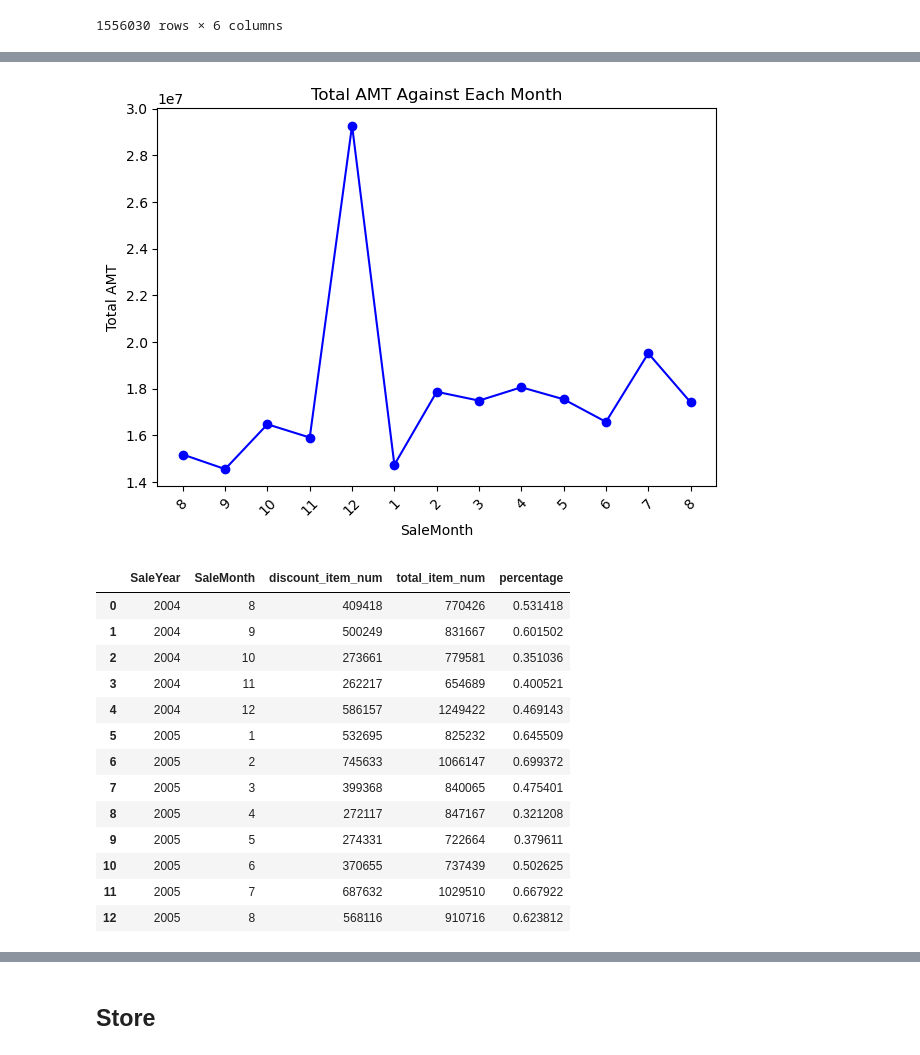
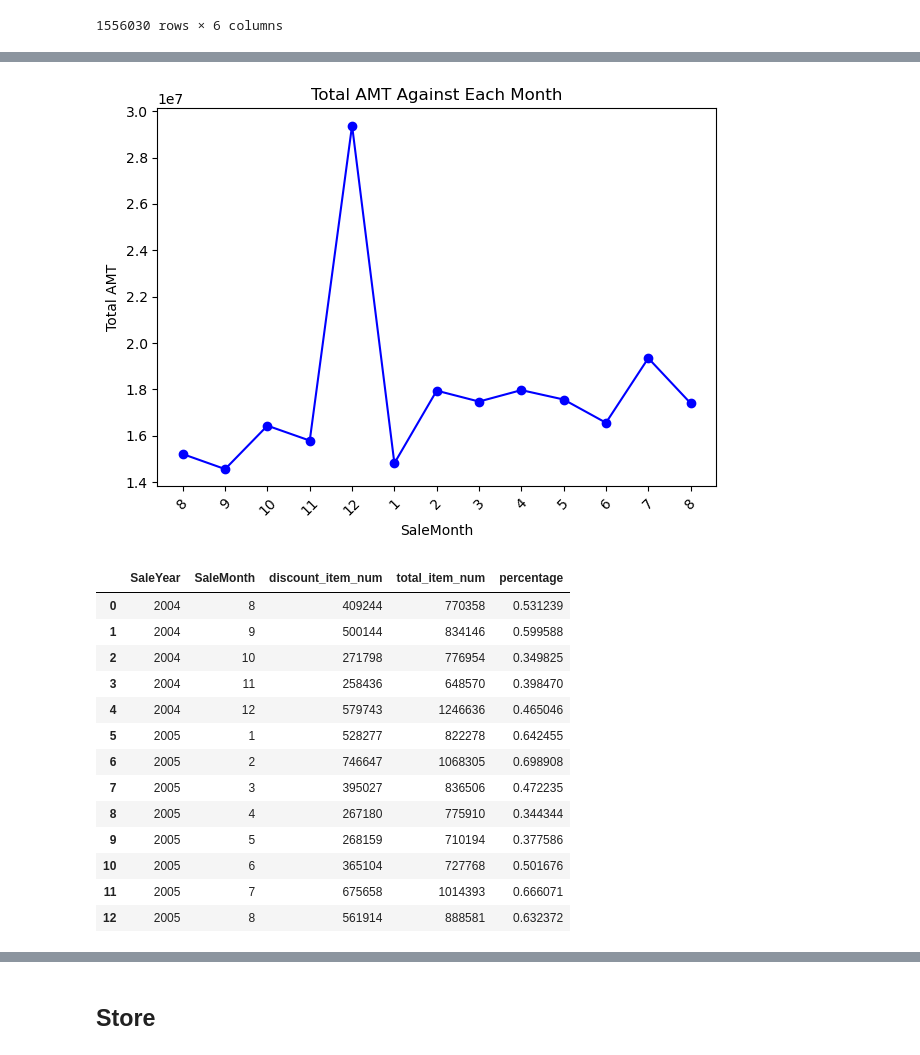
Before and after one commit to MSIA/MLDS400_Group3-Ye-Joon-Han-Jiayue-Tian-Wesley-Wang-Yumin-Zhang, a Jupyter notebook: 400_project.ipynb, the cells around one changed output, grey strips where cells are left out. Cells and saved outputs as stored; diff of their text form; code cells hidden in the pictures.

```diff
--- a/400_project.ipynb
+++ b/400_project.ipynb
@@ -70,3 +73,5 @@ trnsact
+# %%
+trnsact_copy = trnsact.copy()
 # %%
 # SKUINFO
 cursor.execute('''SELECT "SKU", "DEPT", "STYLE", "COLOR", "SIZE", "BRAND" FROM group_3.skuinfo;''')
@@ -119,45 +187,57 @@ connection.close()
+# %%
+trnsact_copy['SALEDATE'] = pd.to_datetime(trnsact_copy['SALEDATE'])
+trnsact_copy['ORGPRICE'] = pd.to_numeric(trnsact_copy['ORGPRICE'], errors='coerce')
+trnsact_copy['SPRICE'] = pd.to_numeric(trnsact_copy['SPRICE'], errors='coerce')
+trnsact_copy['AMT'] = pd.to_numeric(trnsact_copy['AMT'], errors='coerce')
+
+# Drop the rows where trnsact['ORGPRICE'] == 0
+trnsact_copy = trnsact_copy[trnsact_copy['ORGPRICE'] != 0]
 # %%
-import datetime as dt
-import matplotlib.pyplot as plt
+# Extract the year and month from the transaction records
+trnsact_copy['SaleYear'] = trnsact_copy['SALEDATE'].dt.year
+trnsact_copy['SaleMonth'] = trnsact_copy['SALEDATE'].dt.month
 
-trnsact['SALEDATE'] = pd.to_datetime(trnsact['SALEDATE'])
-trnsact['SaleYear'] = trnsact['SALEDATE'].dt.year
-trnsact['SaleMonth'] = trnsact['SALEDATE'].dt.month
+# Transfer the amt of return transaction into negative, we assume that there is a corresponding purchase transaction record before return
+# Therefore, this two records can cancel each other out and have no effect on total sales amount. Treat the total amt as income charge
+trnsact_copy.loc[trnsact_copy['STYPE'] == 'R', 'AMT'] = -trnsact_copy.loc[trnsact_copy['STYPE'] == 'R', 'AMT']
 
-trnsact.loc[trnsact['STYPE'] == 'R', 'AMT'] = -trnsact.loc[trnsact['STYPE'] == 'R', 'AMT']
-monthly_sales = trnsact.groupby(['SaleYear', 'SaleMonth'])['AMT'].sum().reset_index()
+# Total sales amount agains each month
+monthly_sales = trnsact_copy.groupby(['SaleYear', 'SaleMonth'])['AMT'].sum().reset_index()
 
 plt.plot(monthly_sales.index, monthly_sales['AMT'], marker='o', linestyle='-', color='b')
 plt.xlabel('SaleMonth')
 plt.ylabel('Total AMT')
 plt.title('Total AMT Against Each Month')
 plt.xticks(monthly_sales.index, monthly_sales['SaleMonth'], rotation=45)
 plt.tight_layout()
 plt.show()
 # %% [output]
-[figure, old version]
+[figure, new version]
 # %%
-monthlydiscount = trnsact[trnsact['ORGPRICE'] != trnsact['SPRICE']].groupby(['SaleYear', 'SaleMonth']).SKU.count()
+# Total discount items count for each month
+monthlydiscount = trnsact_copy[trnsact_copy['ORGPRICE'] != trnsact_copy['SPRICE']].groupby(['SaleYear', 'SaleMonth']).SKU.count()
 monthlydiscount = monthlydiscount.reset_index().rename(columns={'SKU': 'discount_item_num'})
-monthlysales = trnsact.groupby(['SaleYear', 'SaleMonth']).SKU.count()
+# Total items count for each month
+monthlysales = trnsact_copy.groupby(['SaleYear', 'SaleMonth']).SKU.count()
 monthlysales = monthlysales.reset_index().rename(columns={'SKU': 'total_item_num'})
 
+# Discount percentage
 discount_percentage = pd.merge(monthlydiscount, monthlysales, on = ['SaleYear', 'SaleMonth'], how = 'inner')
 discount_percentage['percentage'] = discount_percentage['discount_item_num'] / discount_percentage['total_item_num']
 discount_percentage
 # %% [output]
 |  | SaleYear | SaleMonth | discount_item_num | total_item_num | percentage |
-| 0 | 2004 | 8 | 409418 | 770426 | 0.531418 |
-| 1 | 2004 | 9 | 500249 | 831667 | 0.601502 |
-| 2 | 2004 | 10 | 273661 | 779581 | 0.351036 |
-| 3 | 2004 | 11 | 262217 | 654689 | 0.400521 |
-| 4 | 2004 | 12 | 586157 | 1249422 | 0.469143 |
-| 5 | 2005 | 1 | 532695 | 825232 | 0.645509 |
-| 6 | 2005 | 2 | 745633 | 1066147 | 0.699372 |
-| 7 | 2005 | 3 | 399368 | 840065 | 0.475401 |
-| 8 | 2005 | 4 | 272117 | 847167 | 0.321208 |
-| 9 | 2005 | 5 | 274331 | 722664 | 0.379611 |
-| 10 | 2005 | 6 | 370655 | 737439 | 0.502625 |
-| 11 | 2005 | 7 | 687632 | 1029510 | 0.667922 |
-| 12 | 2005 | 8 | 568116 | 910716 | 0.623812 |
+| 0 | 2004 | 8 | 409244 | 770358 | 0.531239 |
+| 1 | 2004 | 9 | 500144 | 834146 | 0.599588 |
+| 2 | 2004 | 10 | 271798 | 776954 | 0.349825 |
+| 3 | 2004 | 11 | 258436 | 648570 | 0.398470 |
+| 4 | 2004 | 12 | 579743 | 1246636 | 0.465046 |
+| 5 | 2005 | 1 | 528277 | 822278 | 0.642455 |
+| 6 | 2005 | 2 | 746647 | 1068305 | 0.698908 |
+| 7 | 2005 | 3 | 395027 | 836506 | 0.472235 |
+| 8 | 2005 | 4 | 267180 | 775910 | 0.344344 |
+| 9 | 2005 | 5 | 268159 | 710194 | 0.377586 |
+| 10 | 2005 | 6 | 365104 | 727768 | 0.501676 |
+| 11 | 2005 | 7 | 675658 | 1014393 | 0.666071 |
+| 12 | 2005 | 8 | 561914 | 888581 | 0.632372 |
 # %%
```
Also changed, not shown: parts of 39 cells of this notebook, 1 other file.
